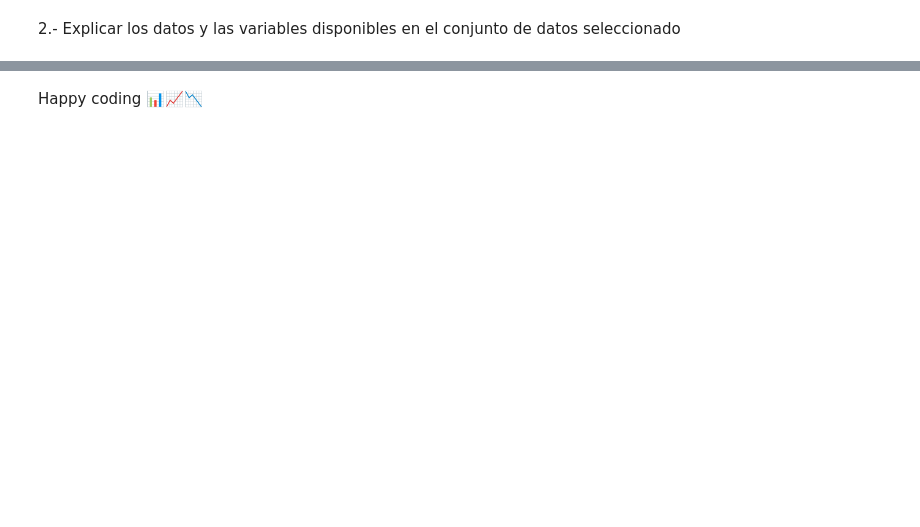
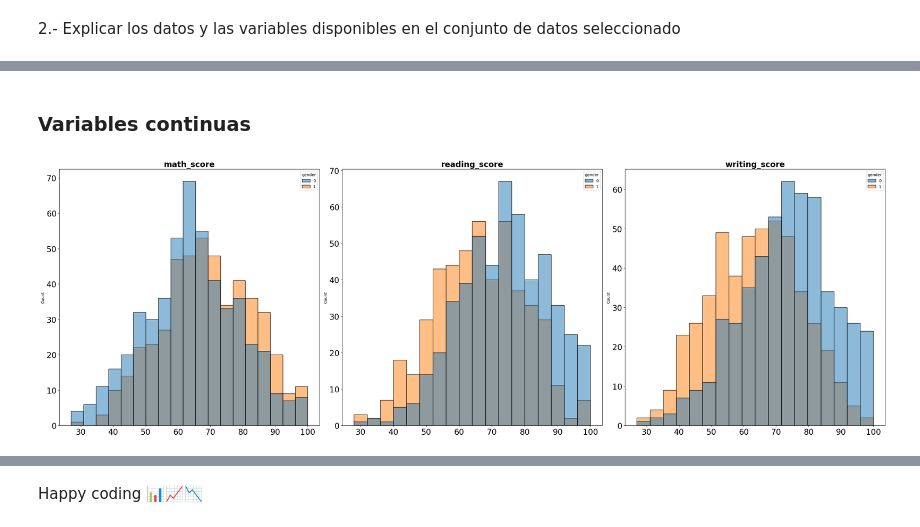
Before and after one commit to Adalab/DA-promo-c-modulo-3-sprint-1-Sila-Silvia, a Jupyter notebook: Regresión Logística/Leccion-13-Regresion-Logistica-EDA/Leccion-13-Regresion-Logistica-EDA.ipynb, the cells around one changed output, grey strips where cells are left out. Cells and saved outputs as stored; diff of their text form; code cells hidden in the pictures; blank space fills up the shorter version.

```diff
--- a/Regresión Logística/Leccion-13-Regresion-Logistica-EDA/Leccion-13-Regresion-Logistica-EDA.ipynb
+++ b/Regresión Logística/Leccion-13-Regresion-Logistica-EDA/Leccion-13-Regresion-Logistica-EDA.ipynb
@@ -36,0 +366,30 @@ df = pd.read_csv("resultados_estudiantes.csv", index_col=0)
+# %% [markdown]
+### Variables continuas
+# %%
+# Gráfico de distribución para cada variable numérica
+# ==============================================================================
+
+fig, axes = plt.subplots(nrows = 1, ncols = 3, figsize = (30, 10))
+
+
+axes = axes.flat
+
+columnas_numeric = df.select_dtypes(include = np.number).columns
+columnas_numeric = columnas_numeric.drop("gender")
+
+for i, colum in enumerate(columnas_numeric):
+    sns.histplot(
+        data = df,
+        x = colum,
+        hue = "gender",
+        line_kws = {"linewidth": 2},
+        ax = axes[i])
+
+
+    axes[i].set_title(colum, fontsize = 20, fontweight = "bold")
+    axes[i].tick_params(labelsize = 20)
+    axes[i].set_xlabel("")
+
+fig.tight_layout();
+# %% [output]
+[figure, added]
```
Also changed, not shown: parts of 55 cells of this notebook, 5 other files.
